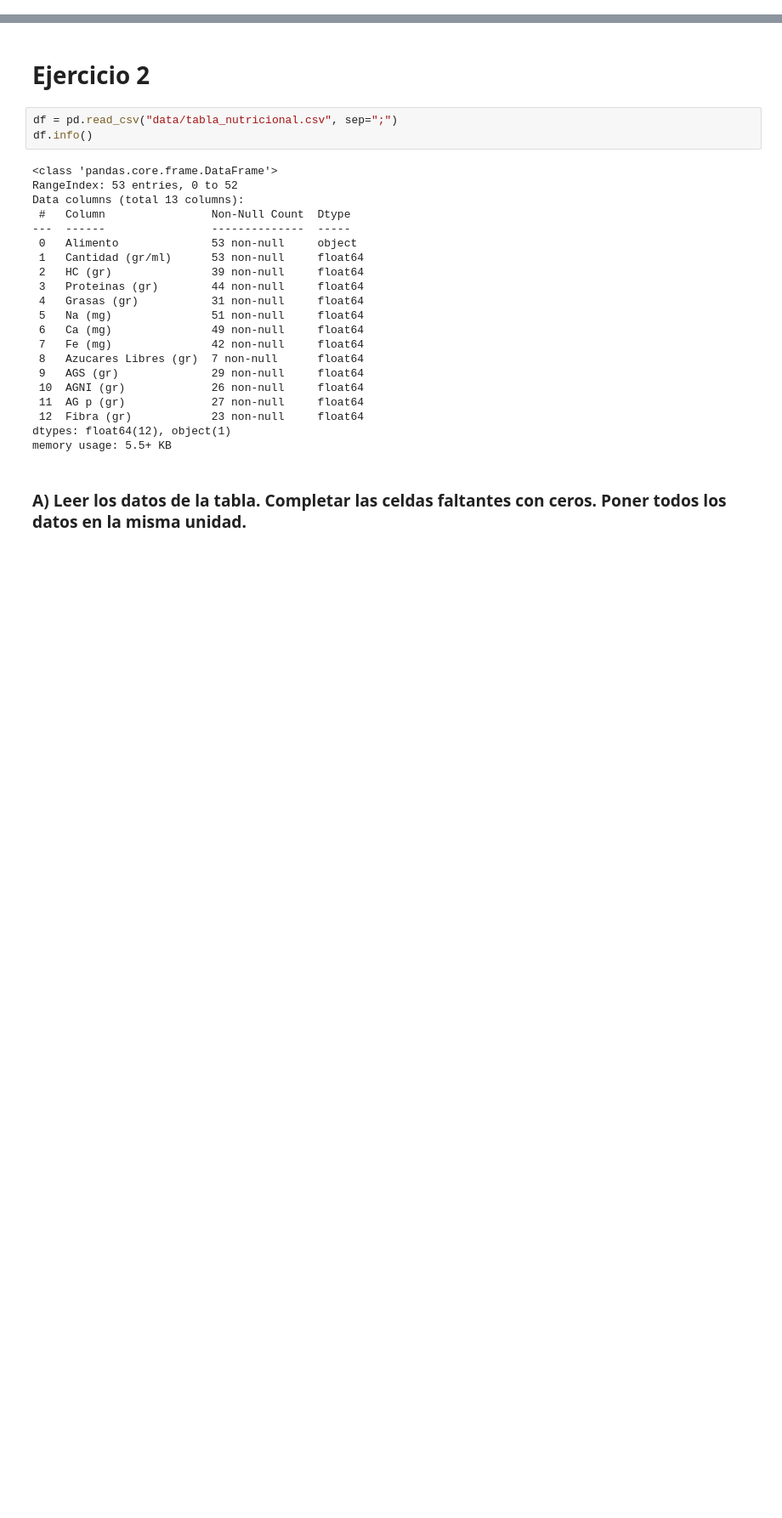
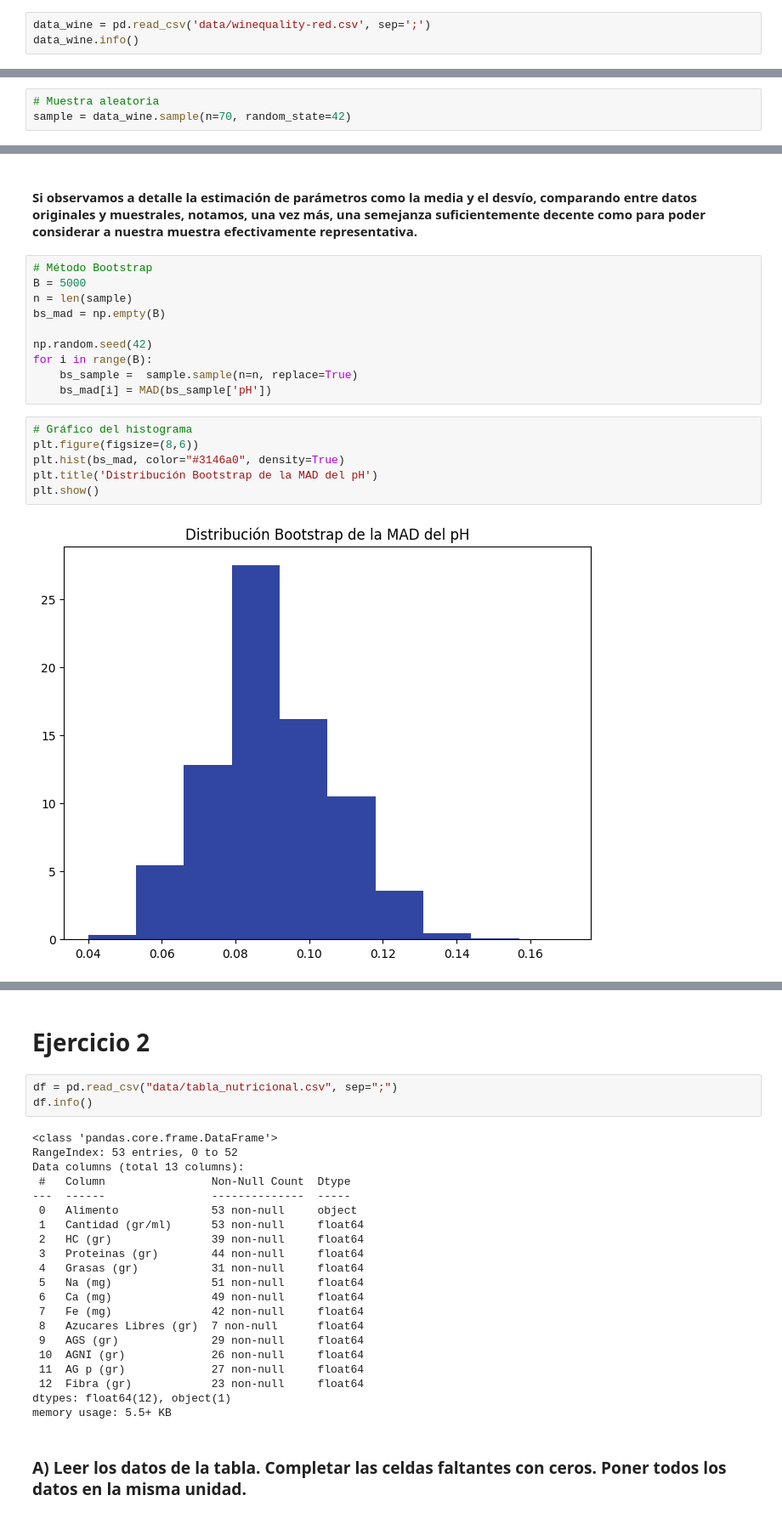
Before and after one commit to valentinarias-dtsc/inferencia_estadistica_tp2, a Jupyter notebook: pareja1.ipynb, the cells around one changed output, grey strips where cells are left out. Shown at 85% size. Saved outputs shown, nothing was run; the diff lists cells and outputs as text; blank space fills up the shorter version.

```diff
--- a/pareja1.ipynb
+++ b/pareja1.ipynb
@@ -12,0 +20,3 @@ warnings.filterwarnings("ignore", category=RuntimeWarning)
+# %%
+data_wine = pd.read_csv('data/winequality-red.csv', sep=';')
+data_wine.info()
@@ -12,0 +43,3 @@ warnings.filterwarnings("ignore", category=RuntimeWarning)
+# %%
+# Muestra aleatoria
+sample = data_wine.sample(n=70, random_state=42)
@@ -12,0 +86,20 @@ warnings.filterwarnings("ignore", category=RuntimeWarning)
+# %% [markdown]
+#### Si observamos a detalle la estimación de parámetros como la media y el desvío, comparando entre datos originales y muestrales, notamos, una vez más, una semejanza suficientemente decente como para poder considerar a nuestra muestra efectivamente representativa.
+# %%
+# Método Bootstrap
+B = 5000
+n = len(sample)
+bs_mad = np.empty(B)
+
+np.random.seed(42)
+for i in range(B):
+    bs_sample =  sample.sample(n=n, replace=True)
+    bs_mad[i] = MAD(bs_sample['pH'])
+# %%
+# Gráfico del histograma
+plt.figure(figsize=(8,6))
+plt.hist(bs_mad, color="#3146a0", density=True)
+plt.title('Distribución Bootstrap de la MAD del pH')
+plt.show()
+# %% [output]
+[figure, added]
```
Also changed, not shown: parts of 14 cells of this notebook.
